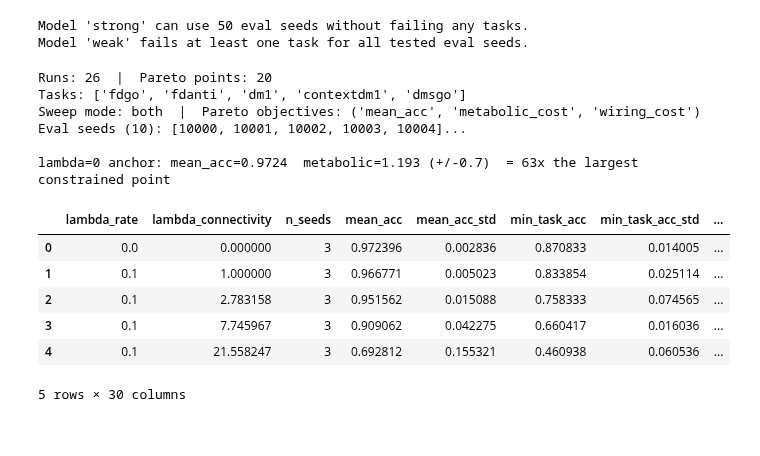
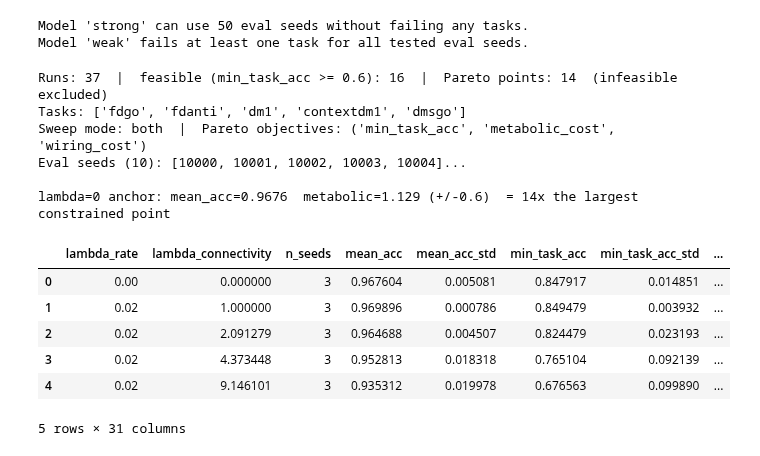
Before and after one commit to AtharvSuryawanshi/canonical_mc, a Jupyter notebook: notebooks/pareto_analysis.ipynb, the cells around one changed output. Drawn from its saved outputs; the diff is of its cells as text; code cells hidden in the pictures.

```diff
--- a/notebooks/pareto_analysis.ipynb
+++ b/notebooks/pareto_analysis.ipynb
@@ -122,7 +122,7 @@ import matplotlib.pyplot as plt
 from cmc.paths import PARETO_RUNS_DIR
 
 # Point to a completed sweep output directory
-RUN_DIR = PARETO_RUNS_DIR / "dale_core5_5x5_2026_09_18_05_22_23_5796117"
+RUN_DIR = PARETO_RUNS_DIR / "dale_core5_6x6_2026_09_23_05_45_12_5802320"
 
 csv_path = RUN_DIR / "summary.csv"
 json_path = RUN_DIR / "summary.json"
@@ -176,9 +176,37 @@ def infer_pareto_setup(meta, df):
 
 
 sweep_mode, pareto_objectives = infer_pareto_setup(meta, df)
-uses_mean_acc = pareto_objectives[0] == "mean_acc"
 
-print(f"Runs: {len(df)}  |  Pareto points: {df['is_pareto'].sum()}")
+# --- which networks count, and what "good at the tasks" means ----------------
+# EXCLUDE_INFEASIBLE: drop networks that fail a task before computing the front.
+#   Otherwise networks at chance land on it, because they are the cheapest in the
+#   grid and nothing can beat them on cost. Set False to reproduce the old front.
+# TASK_OBJECTIVE: "min_task_acc" is only high if EVERY task is done; "mean_acc"
+#   lets a network abandon one task and still score ~0.9.
+# The front is recomputed here, so these apply to old runs as well; the
+# is_pareto column saved in summary.csv is ignored.
+from cmc.pareto import FEASIBLE_MIN_TASK_ACC as _DEFAULT_FEASIBLE, compute_front
+
+EXCLUDE_INFEASIBLE = True
+TASK_OBJECTIVE = "min_task_acc"
+FEASIBLE_MIN_TASK_ACC = _DEFAULT_FEASIBLE   # worst-task accuracy to count (0.6)
+
+pareto_objectives = (TASK_OBJECTIVE,) + tuple(pareto_objectives[1:])
+uses_mean_acc = TASK_OBJECTIVE in ("mean_acc", "min_task_acc")
+_front, _feasible = compute_front(
+    df.to_dict("records"),
+    pareto_objectives,
+    exclude_infeasible=EXCLUDE_INFEASIBLE,
+    min_task_acc=FEASIBLE_MIN_TASK_ACC,
+)
+df["is_pareto"] = _front
+df["is_feasible"] = _feasible
+
+print(
+    f"Runs: {len(df)}  |  feasible (min_task_acc >= {FEASIBLE_MIN_TASK_ACC}): "
+    f"{int(_feasible.sum())}  |  Pareto points: {int(_front.sum())}  "
+    f"({'infeasible excluded' if EXCLUDE_INFEASIBLE else 'all networks compete'})"
+)
 print(f"Tasks: {meta['active_tasks']}")
 print(f"Sweep mode: {sweep_mode}  |  Pareto objectives: {pareto_objectives}")
 if meta.get("eval_seeds"):
@@ -207,41 +235,41 @@ def maybe_log(ax, col, which="x", frame=None):
     """Log-scale one axis if `col` is a positive cost spanning >1 decade."""
     if col not in COST_COLS:
         return
     v = (df if frame is None else frame)[col]
     v = v[v > 0]
     if len(v) and v.max() / v.min() > 10:
         (ax.set_xscale if which == "x" else ax.set_yscale)("log")
 
 
 def dedupe_legend(ax, **kw):
     handles, labels = ax.get_legend_handles_labels()
     uniq = dict(zip(labels, handles))
     ax.legend(uniq.values(), uniq.keys(), **kw)
 
 
 if is_anchor.any():
     a = df.loc[is_anchor].iloc[0]
     rest = df.loc[~is_anchor, "metabolic_cost"]
     print(
         f"\nlambda=0 anchor: mean_acc={a['mean_acc']:.4f}  "
         f"metabolic={a['metabolic_cost']:.4g} (+/-{a['metabolic_cost_std']:.2g})  "
         f"= {a['metabolic_cost'] / rest.max():.0f}x the largest constrained point"
     )
 
 df.head()
 # %% [output]
-Runs: 26  |  Pareto points: 20
+Runs: 37  |  feasible (min_task_acc >= 0.6): 16  |  Pareto points: 14  (infeasible excluded)
 Tasks: ['fdgo', 'fdanti', 'dm1', 'contextdm1', 'dmsgo']
-Sweep mode: both  |  Pareto objectives: ('mean_acc', 'metabolic_cost', 'wiring_cost')
+Sweep mode: both  |  Pareto objectives: ('min_task_acc', 'metabolic_cost', 'wiring_cost')
 Eval seeds (10): [10000, 10001, 10002, 10003, 10004]...
 
-lambda=0 anchor: mean_acc=0.9724  metabolic=1.193 (+/-0.7)  = 63x the largest constrained point
+lambda=0 anchor: mean_acc=0.9676  metabolic=1.129 (+/-0.6)  = 14x the largest constrained point
 |  | lambda_rate | lambda_connectivity | n_seeds | mean_acc | mean_acc_std | min_task_acc | min_task_acc_std | ... |
-| 0 | 0.0 | 0.000000 | 3 | 0.972396 | 0.002836 | 0.870833 | 0.014005 | ... |
-| 1 | 0.1 | 1.000000 | 3 | 0.966771 | 0.005023 | 0.833854 | 0.025114 | ... |
-| 2 | 0.1 | 2.783158 | 3 | 0.951562 | 0.015088 | 0.758333 | 0.074565 | ... |
-| 3 | 0.1 | 7.745967 | 3 | 0.909062 | 0.042275 | 0.660417 | 0.016036 | ... |
-| 4 | 0.1 | 21.558247 | 3 | 0.692812 | 0.155321 | 0.460938 | 0.060536 | ... |
+| 0 | 0.00 | 0.000000 | 3 | 0.967604 | 0.005081 | 0.847917 | 0.014851 | ... |
+| 1 | 0.02 | 1.000000 | 3 | 0.969896 | 0.000786 | 0.849479 | 0.003932 | ... |
+| 2 | 0.02 | 2.091279 | 3 | 0.964688 | 0.004507 | 0.824479 | 0.023193 | ... |
+| 3 | 0.02 | 4.373448 | 3 | 0.952813 | 0.018318 | 0.765104 | 0.092139 | ... |
+| 4 | 0.02 | 9.146101 | 3 | 0.935312 | 0.019978 | 0.676563 | 0.099890 | ... |
-5 rows × 30 columns
+5 rows × 31 columns
 # %%
 import plotly.graph_objects as go
```
Also changed, not shown: parts of 5 cells of this notebook, 9 other files.
